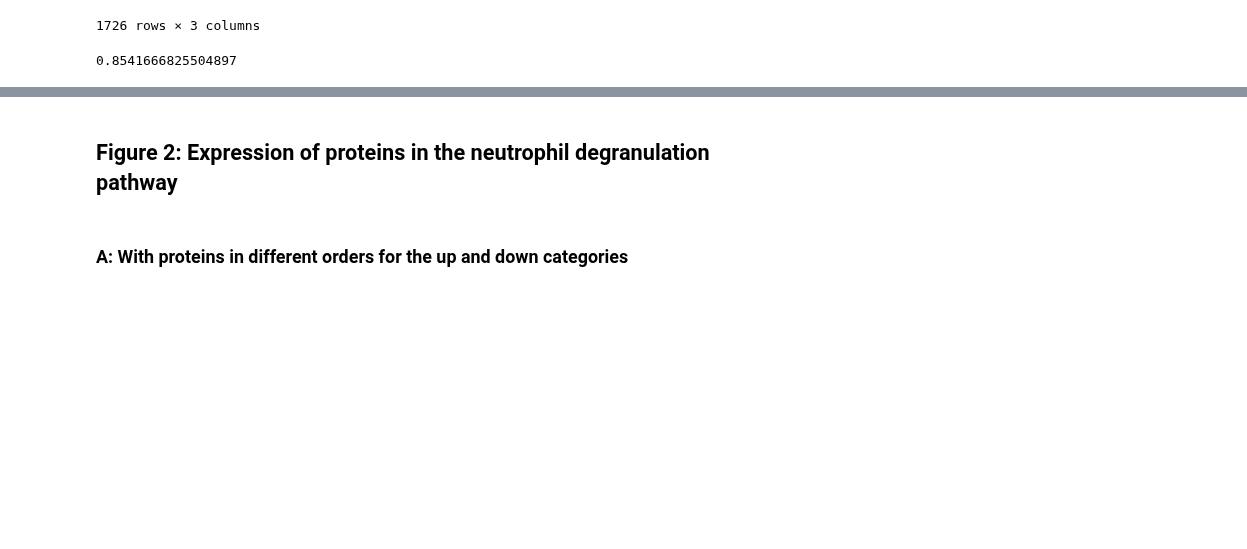
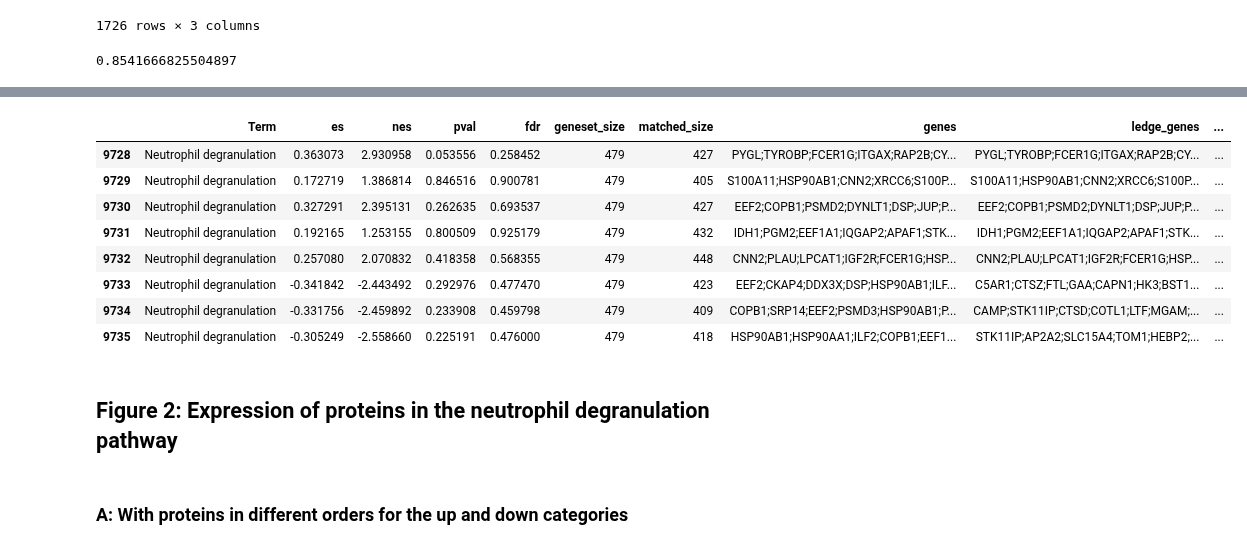
Before and after one commit to caleb-lindgren/scratchpad, a Jupyter notebook: pancancer_enrichment/7_visualize_results_gseapy.ipynb, the cells around one changed output, grey strips where cells are left out. Cells and saved outputs as stored; diff of their text form; code cells hidden in the pictures; blank space fills up the shorter version.

```diff
--- a/pancancer_enrichment/7_visualize_results_gseapy.ipynb
+++ b/pancancer_enrichment/7_visualize_results_gseapy.ipynb
@@ -380,3 +431,15 @@ enrich[enrich["Term"] == "Neutrophil degranulation"]
+# %%
+find_neutrophil_degranulation(STEP5_t_test)
+# %% [output]
+|  | Term | es | nes | pval | fdr | geneset_size | matched_size | genes | ledge_genes | ... |
+| 9728 | Neutrophil degranulation | 0.363073 | 2.930958 | 0.053556 | 0.258452 | 479 | 427 | PYGL;TYROBP;FCER1G;ITGAX;RAP2B;CY... | PYGL;TYROBP;FCER1G;ITGAX;RAP2B;CY... | ... |
+| 9729 | Neutrophil degranulation | 0.172719 | 1.386814 | 0.846516 | 0.900781 | 479 | 405 | S100A11;HSP90AB1;CNN2;XRCC6;S100P... | S100A11;HSP90AB1;CNN2;XRCC6;S100P... | ... |
+| 9730 | Neutrophil degranulation | 0.327291 | 2.395131 | 0.262635 | 0.693537 | 479 | 427 | EEF2;COPB1;PSMD2;DYNLT1;DSP;JUP;P... | EEF2;COPB1;PSMD2;DYNLT1;DSP;JUP;P... | ... |
+| 9731 | Neutrophil degranulation | 0.192165 | 1.253155 | 0.800509 | 0.925179 | 479 | 432 | IDH1;PGM2;EEF1A1;IQGAP2;APAF1;STK... | IDH1;PGM2;EEF1A1;IQGAP2;APAF1;STK... | ... |
+| 9732 | Neutrophil degranulation | 0.257080 | 2.070832 | 0.418358 | 0.568355 | 479 | 448 | CNN2;PLAU;LPCAT1;IGF2R;FCER1G;HSP... | CNN2;PLAU;LPCAT1;IGF2R;FCER1G;HSP... | ... |
+| 9733 | Neutrophil degranulation | -0.341842 | -2.443492 | 0.292976 | 0.477470 | 479 | 423 | EEF2;CKAP4;DDX3X;DSP;HSP90AB1;ILF... | C5AR1;CTSZ;FTL;GAA;CAPN1;HK3;BST1... | ... |
+| 9734 | Neutrophil degranulation | -0.331756 | -2.459892 | 0.233908 | 0.459798 | 479 | 409 | COPB1;SRP14;EEF2;PSMD3;HSP90AB1;P... | CAMP;STK11IP;CTSD;COTL1;LTF;MGAM;... | ... |
+| 9735 | Neutrophil degranulation | -0.305249 | -2.558660 | 0.225191 | 0.476000 | 479 | 418 | HSP90AB1;HSP90AA1;ILF2;COPB1;EEF1... | STK11IP;AP2A2;SLC15A4;TOM1;HEBP2;... | ... |
 # %% [markdown]
 ## Figure 2: Expression of proteins in the neutrophil degranulation pathway
 # %%
```
Also changed, not shown: parts of 31 cells of this notebook, 1 other file.
